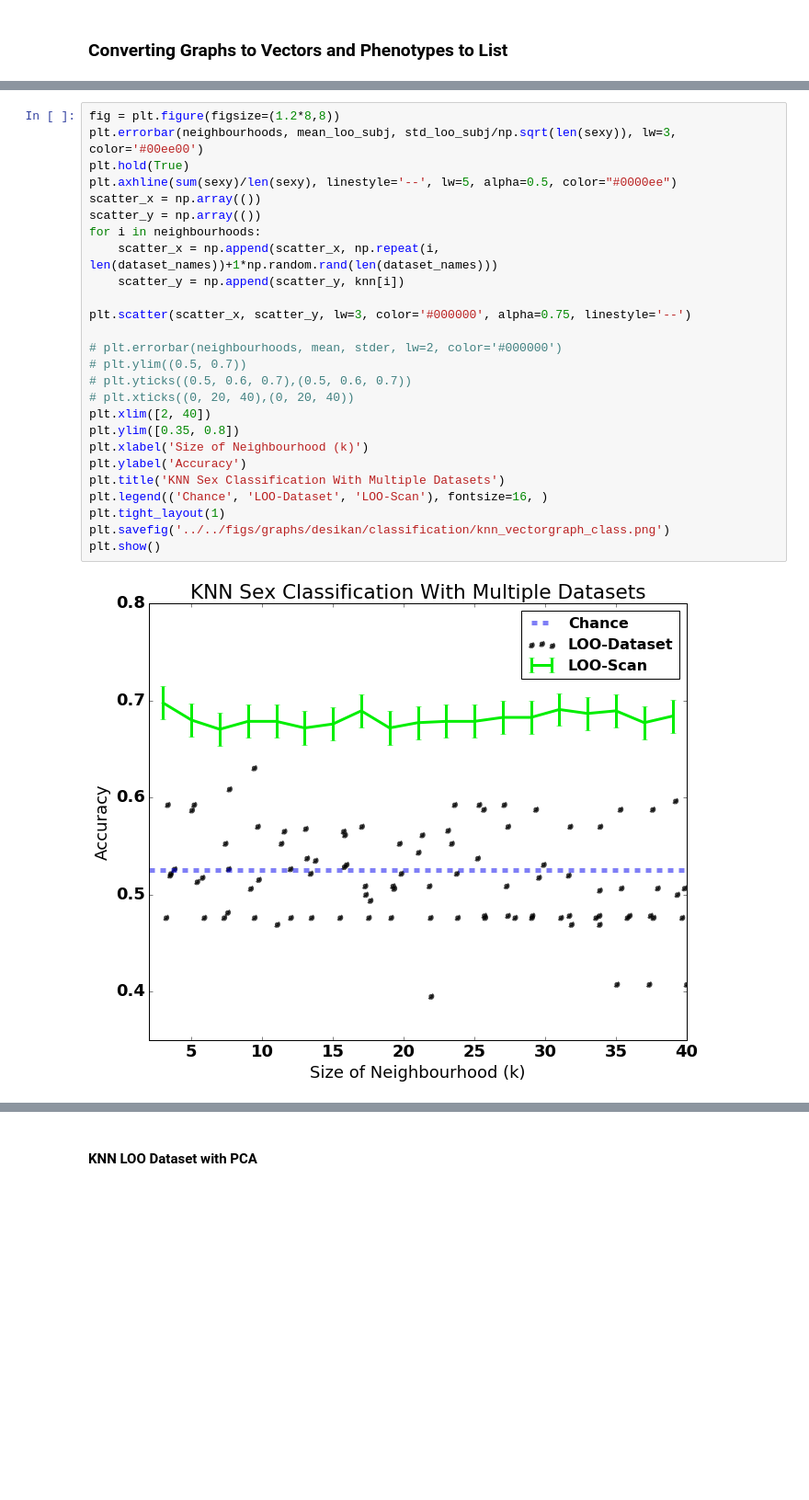
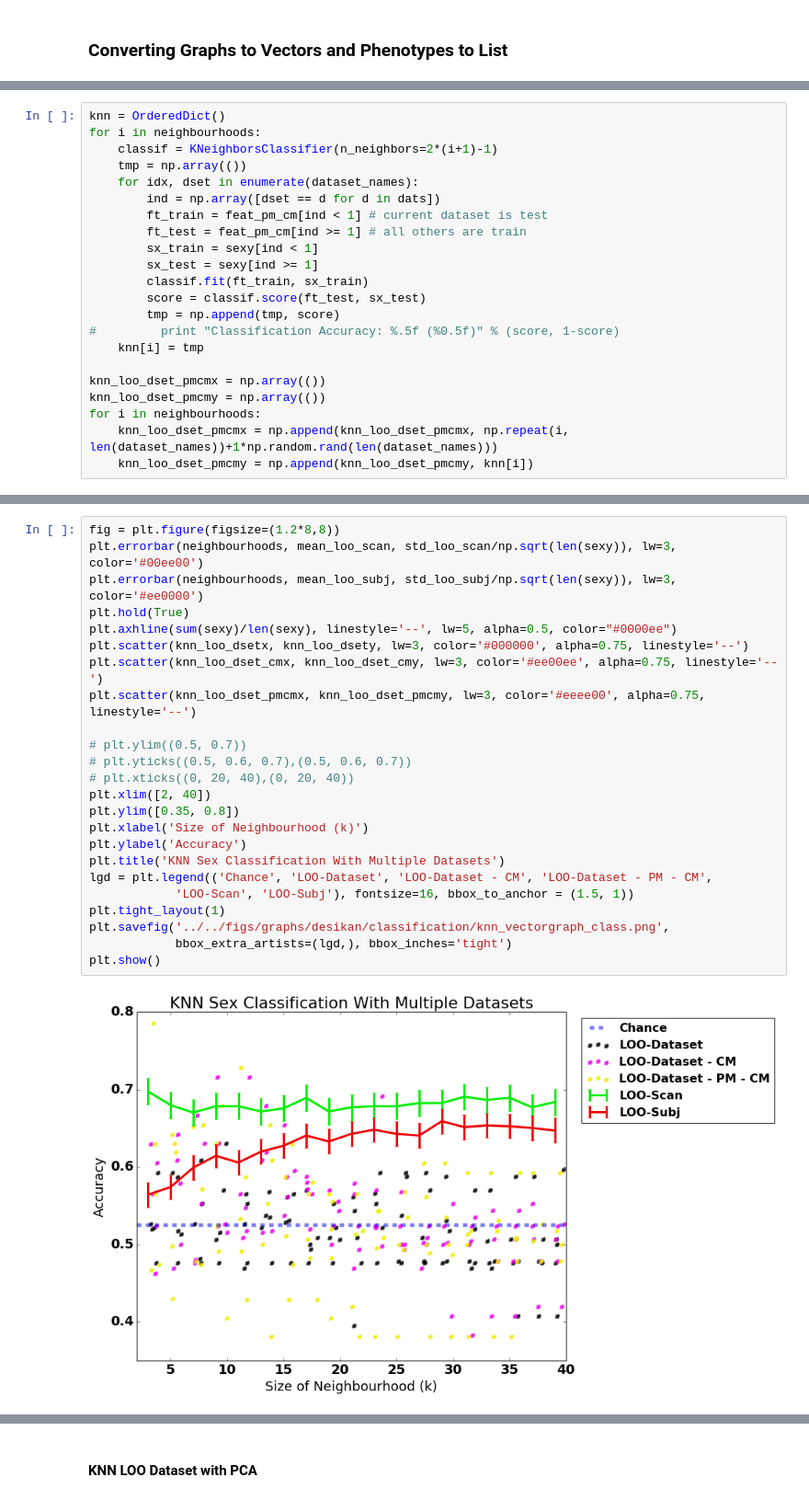
Before and after one commit to gkiar/dataset_variance, a Jupyter notebook: code/prototype/knn_classification.ipynb, the cells around one changed output, grey strips where cells are left out. Shown at 92% size. Saved outputs shown, nothing was run; the diff lists cells and outputs as text; blank space fills up the shorter version.

Commit message:
added mean-shifting classification :sparkles:

```diff
--- a/code/prototype/knn_classification.ipynb
+++ b/code/prototype/knn_classification.ipynb
@@ -209,0 +298,22 @@ for i in neighbourhoods:
+# %%
+knn = OrderedDict()
+for i in neighbourhoods:
+    classif = KNeighborsClassifier(n_neighbors=2*(i+1)-1)
+    tmp = np.array(())
+    for idx, dset in enumerate(dataset_names):
+        ind = np.array([dset == d for d in dats])
+        ft_train = feat_pm_cm[ind < 1] # current dataset is test
+        ft_test = feat_pm_cm[ind >= 1] # all others are train
+        sx_train = sexy[ind < 1]
+        sx_test = sexy[ind >= 1]
+        classif.fit(ft_train, sx_train)
+        score = classif.score(ft_test, sx_test)
+        tmp = np.append(tmp, score)
+#         print "Classification Accuracy: %.5f (%0.5f)" % (score, 1-score)
+    knn[i] = tmp
+
+knn_loo_dset_pmcmx = np.array(())
+knn_loo_dset_pmcmy = np.array(())
+for i in neighbourhoods:
+    knn_loo_dset_pmcmx = np.append(knn_loo_dset_pmcmx, np.repeat(i, len(dataset_names))+1*np.random.rand(len(dataset_names)))
+    knn_loo_dset_pmcmy = np.append(knn_loo_dset_pmcmy, knn[i])
@@ -210,28 +323,26 @@ for i in neighbourhoods:
 # %%
 fig = plt.figure(figsize=(1.2*8,8))
-plt.errorbar(neighbourhoods, mean_loo_subj, std_loo_subj/np.sqrt(len(sexy)), lw=3, color='#00ee00')
+plt.errorbar(neighbourhoods, mean_loo_scan, std_loo_scan/np.sqrt(len(sexy)), lw=3, color='#00ee00')
+plt.errorbar(neighbourhoods, mean_loo_subj, std_loo_subj/np.sqrt(len(sexy)), lw=3, color='#ee0000')
 plt.hold(True)
 plt.axhline(sum(sexy)/len(sexy), linestyle='--', lw=5, alpha=0.5, color="#0000ee")
-scatter_x = np.array(())
-scatter_y = np.array(())
-for i in neighbourhoods:
-    scatter_x = np.append(scatter_x, np.repeat(i, len(dataset_names))+1*np.random.rand(len(dataset_names)))
-    scatter_y = np.append(scatter_y, knn[i])
+plt.scatter(knn_loo_dsetx, knn_loo_dsety, lw=3, color='#000000', alpha=0.75, linestyle='--')
+plt.scatter(knn_loo_dset_cmx, knn_loo_dset_cmy, lw=3, color='#ee00ee', alpha=0.75, linestyle='--')
+plt.scatter(knn_loo_dset_pmcmx, knn_loo_dset_pmcmy, lw=3, color='#eeee00', alpha=0.75, linestyle='--')
 
-plt.scatter(scatter_x, scatter_y, lw=3, color='#000000', alpha=0.75, linestyle='--')
-
-# plt.errorbar(neighbourhoods, mean, stder, lw=2, color='#000000')
 # plt.ylim((0.5, 0.7))
 # plt.yticks((0.5, 0.6, 0.7),(0.5, 0.6, 0.7))
 # plt.xticks((0, 20, 40),(0, 20, 40))
 plt.xlim([2, 40])
 plt.ylim([0.35, 0.8])
 plt.xlabel('Size of Neighbourhood (k)')
 plt.ylabel('Accuracy')
 plt.title('KNN Sex Classification With Multiple Datasets')
-plt.legend(('Chance', 'LOO-Dataset', 'LOO-Scan'), fontsize=16, )
+lgd = plt.legend(('Chance', 'LOO-Dataset', 'LOO-Dataset - CM', 'LOO-Dataset - PM - CM',
+            'LOO-Scan', 'LOO-Subj'), fontsize=16, bbox_to_anchor = (1.5, 1))
 plt.tight_layout(1)
-plt.savefig('../../figs/graphs/desikan/classification/knn_vectorgraph_class.png')
+plt.savefig('../../figs/graphs/desikan/classification/knn_vectorgraph_class.png',
+            bbox_extra_artists=(lgd,), bbox_inches='tight')
 plt.show()
 # %% [output]
-[figure, old version]
+[figure, new version]
```
Also changed, not shown: parts of 18 cells of this notebook.
